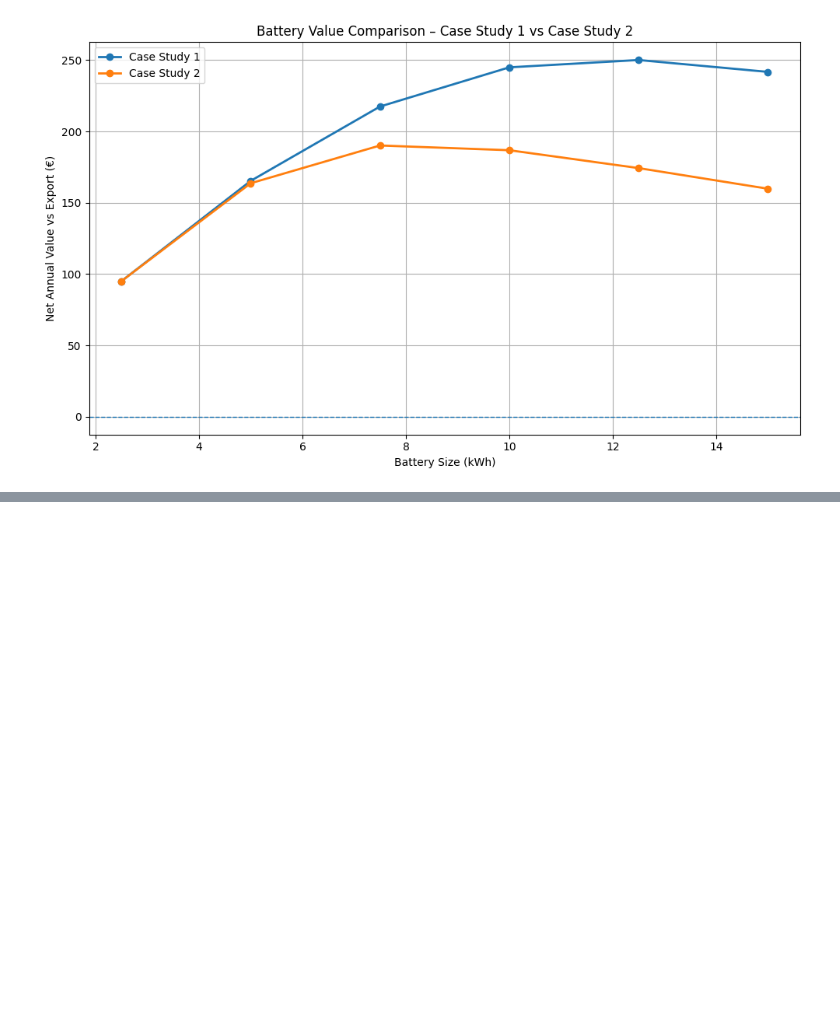
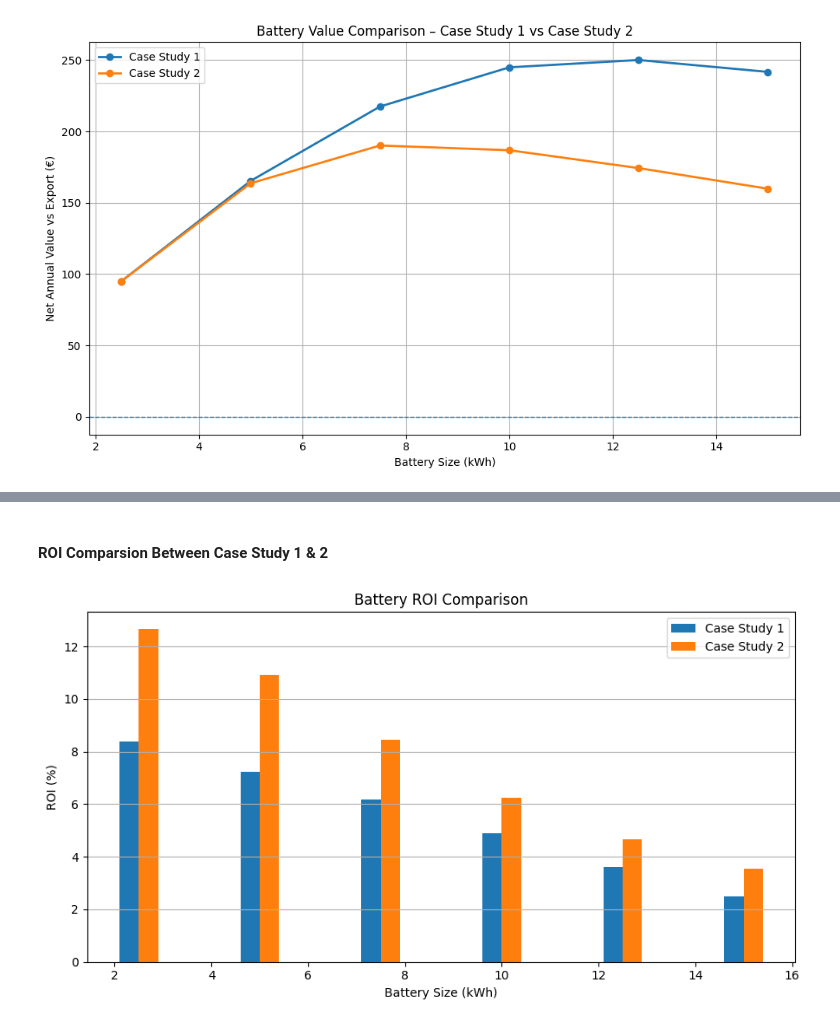
Before and after one commit to p-sav/PFDA, a Jupyter notebook: Project/Energy_analysis.ipynb, the cells around one changed output, grey strips where cells are left out. Cells and saved outputs as stored; diff of their text form; code cells hidden in the pictures; blank space fills up the shorter version.

Commit message:
Costy benefit analysis of battery storage for two different load profiles.

```diff
--- a/Project/Energy_analysis.ipynb
+++ b/Project/Energy_analysis.ipynb
@@ -1902,0 +1986,16 @@ plt.show()
+# %%
+# ROI (%)
+battery_case2['ROI_%'] = (
+    battery_case2['Net_Annual_Value_€'] /
+    battery_case2['CAPEX_€']
+) * 100
+
+# Simple Payback Period (years)
+battery_case2['SPB_years'] = (
+    battery_case2['CAPEX_€'] /
+    battery_case2['Net_Annual_Value_€']
+)
+
+battery_case2[
+    ['Battery_kWh', 'Net_Annual_Value_€', 'CAPEX_€', 'ROI_%', 'SPB_years']
+]
@@ -1902,0 +2010,30 @@ plt.show()
+# %% [markdown]
+#### ROI Comparsion Between Case Study 1 & 2
+# %%
+import matplotlib.pyplot as plt
+
+plt.figure(figsize=(9, 5))
+
+plt.bar(
+    battery_case1['Battery_kWh'] - 0.2,
+    battery_case1['ROI_%'],
+    width=0.4,
+    label='Case Study 1'
+)
+
+plt.bar(
+    battery_case2['Battery_kWh'] + 0.2,
+    battery_case2['ROI_%'],
+    width=0.4,
+    label='Case Study 2'
+)
+
+plt.xlabel('Battery Size (kWh)')
+plt.ylabel('ROI (%)')
+plt.title('Battery ROI Comparison')
+plt.legend()
+plt.grid(axis='y')
+plt.tight_layout()
+plt.show()
+# %% [output]
+[figure, added]
```
Also changed, not shown: parts of 9 cells of this notebook.
